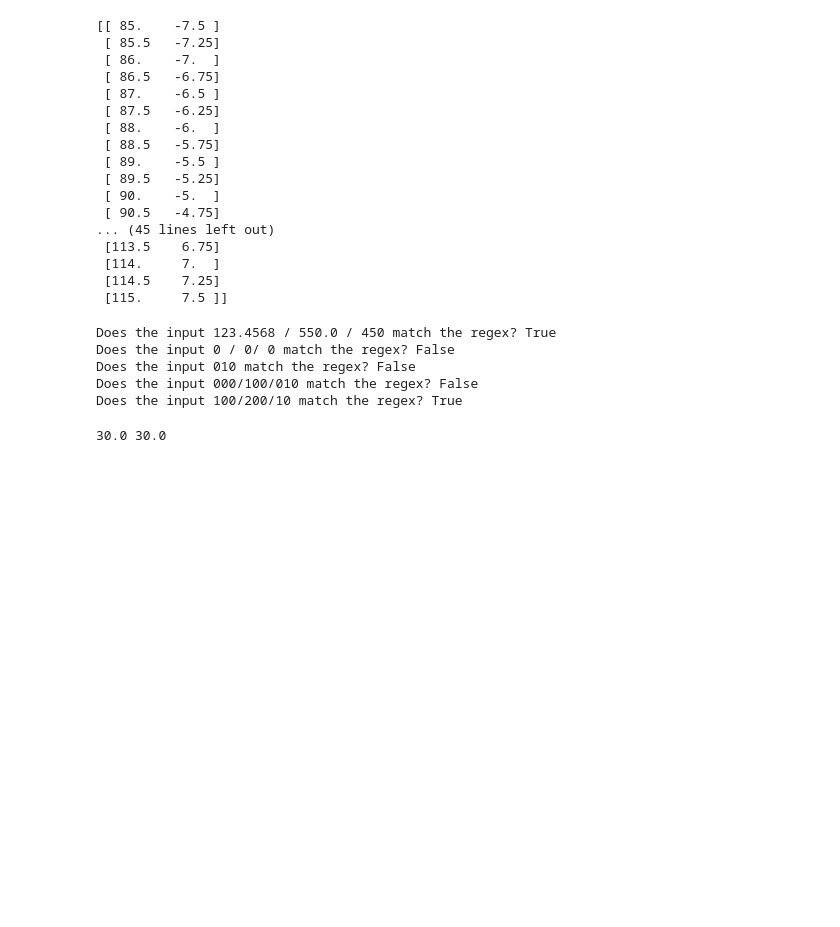
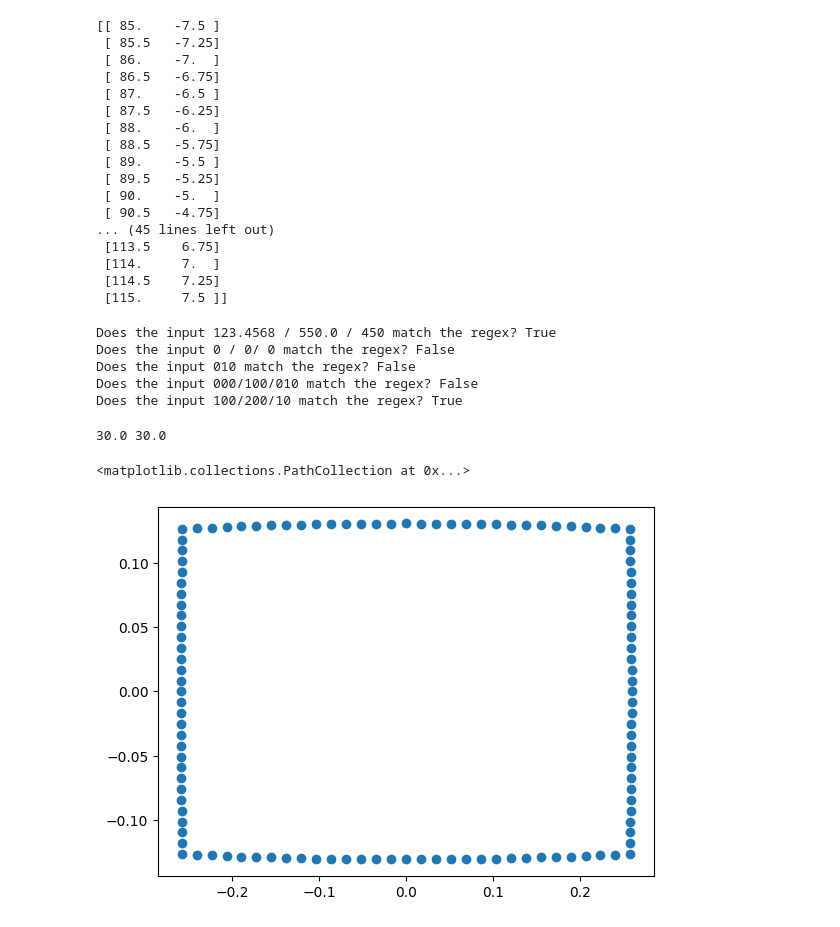
Before and after one commit to vvclin-git/lt_srg_designer, a Jupyter notebook: 20241014.ipynb, the cells around one changed output. Cells and saved outputs as stored; diff of their text form; code cells hidden in the pictures; blank space fills up the shorter version.

```diff
--- a/20241014.ipynb
+++ b/20241014.ipynb
@@ -411,3 +411,17 @@ c, d = [float(x) for x in a.split('/')]
 print(c, d)
 # %% [output]
 30.0 30.0
+# %%
+def angle_to_kspace(angle_coords):
+    kspace_coords = np.zeros_like(angle_coords)
+    angle_coords = np.radians(angle_coords)
+    denom = np.sqrt(1 + np.power(angle_coords[:, 0], 2) + np.power(angle_coords[:, 1], 2))
+    kspace_coords[:, 0] = np.tan(angle_coords[:, 0]) / denom
+    kspace_coords[:, 1] = np.tan(angle_coords[:, 1]) / denom
+    return kspace_coords
+# %%
+vertices_kspace = angle_to_kspace(vertices)
+plt.scatter(vertices_kspace[:, 0], vertices_kspace[:, 1])
+# %% [output]
+<matplotlib.collections.PathCollection at 0x...>
+[figure, added]
```
Also changed, not shown: 6 other files.
